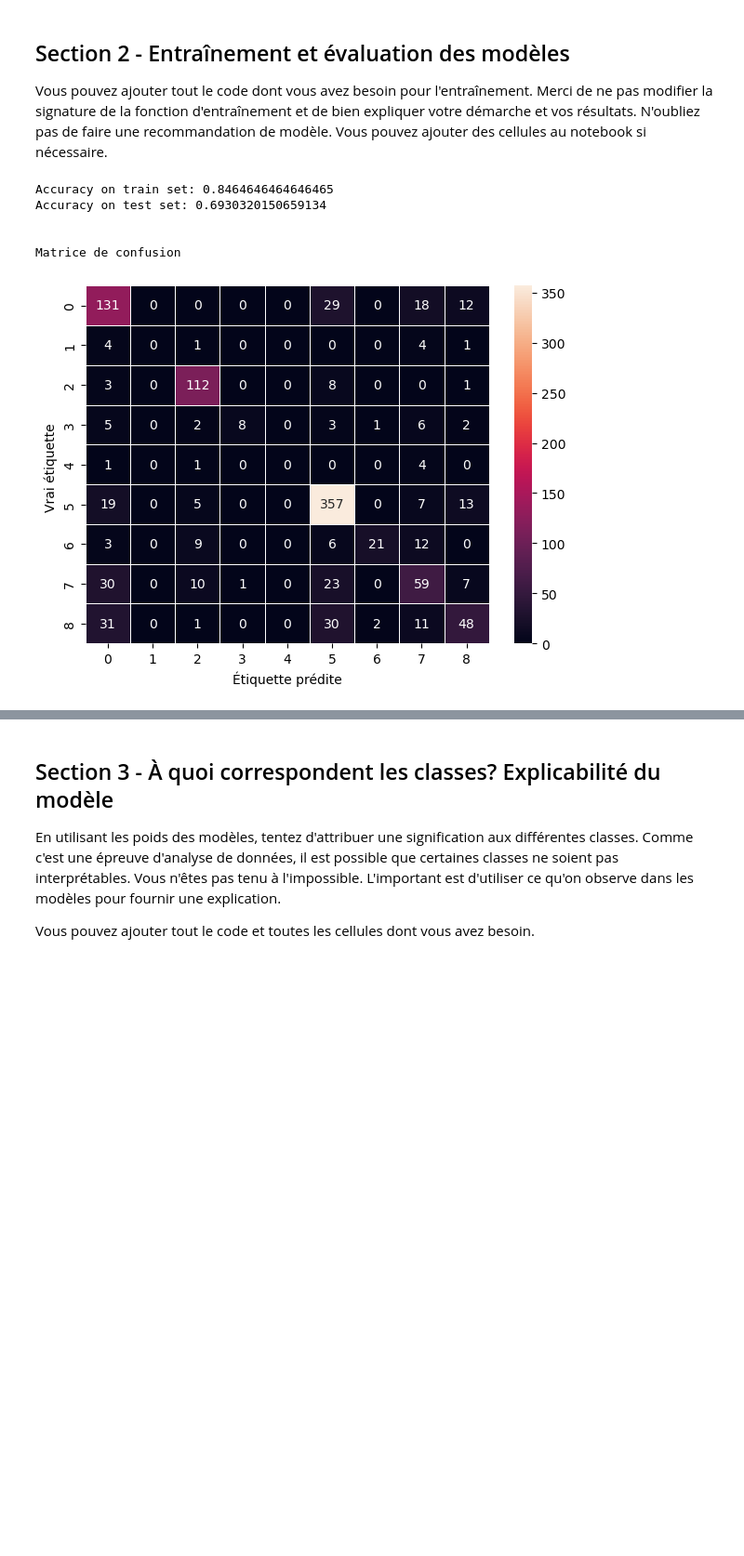
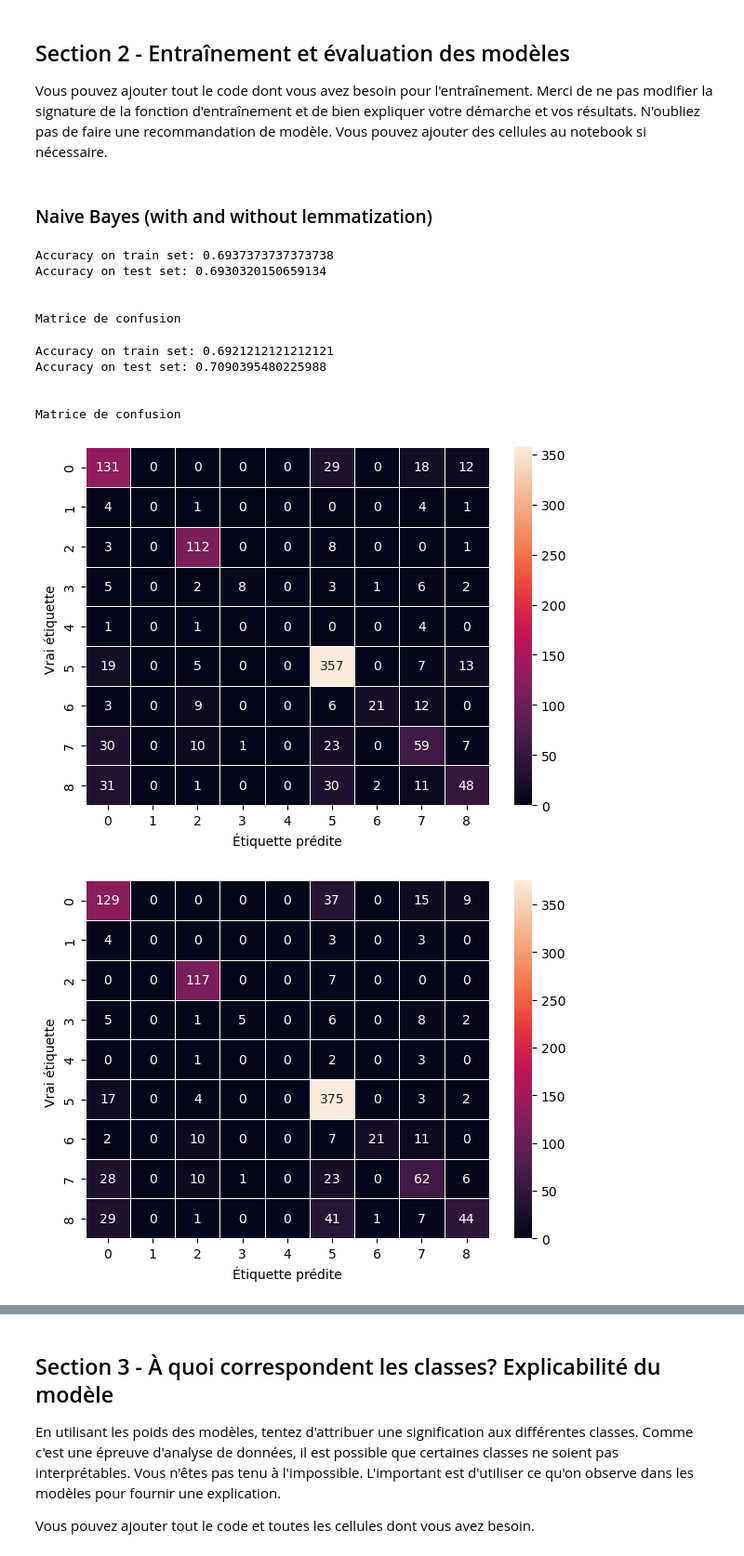
Before and after one commit to iyoussef1079/Travaux-pratiques-NLP, a Jupyter notebook: tp1_2023/tp1_2023/t3_classifier_incidents.ipynb, the cells around one changed output, grey strips where cells are left out. Shown at 93% size. Cells and saved outputs as stored; diff of their text form; code cells hidden in the pictures; blank space fills up the shorter version.

```diff
--- a/tp1_2023/tp1_2023/t3_classifier_incidents.ipynb
+++ b/tp1_2023/tp1_2023/t3_classifier_incidents.ipynb
@@ -83,9 +83,9 @@ def normalize_texts(texts, normalization):
 # Importer ici les librairies dont vous avez besoin
 from sklearn.feature_extraction.text import CountVectorizer
 from sklearn.linear_model import LogisticRegression
-from sklearn.metrics import confusion_matrix
+from sklearn.metrics import confusion_matrix, precision_score, recall_score
+from sklearn.model_selection import cross_val_score
 from sklearn.naive_bayes import MultinomialNB
-
 
 
 
@@ -112,12 +112,13 @@ def train_and_test_classifier(train_fn, test_fn, model='NB', normalization='word
     train_labels = [incident['label'] for incident in train_list]
 
     # Normalisation des mots des textes
-    if(normalization == 'lemma'):
+    if normalization == 'lemma':
         train_texts = normalize_texts(train_texts, normalization)
 
     # Créer un objet CountVectorizer
-    # et les bigrammes des textes
     vectorizer = CountVectorizer(lowercase=True)
+
+    # Préparation des données d'entraînement
     X_train = vectorizer.fit_transform(train_texts)
     y_train = train_labels
 
@@ -125,7 +126,7 @@ def train_and_test_classifier(train_fn, test_fn, model='NB', normalization='word
     if model == 'NB':
         classifier = MultinomialNB()
     elif model == 'LR':
-        classifier = LogisticRegression(max_iter=600)
+        classifier = LogisticRegression(max_iter=5000)
     else:
         print("Le modèle n'est pas reconnu")
         return None
@@ -143,12 +144,22 @@ def train_and_test_classifier(train_fn, test_fn, model='NB', normalization='word
 
     # Calcul de l'accuracy sur les données de test
     accuracy_test = classifier.score(X_test, test_labels)
-    accuracy_train = classifier.score(X_train, y_train)
+    accuracy_train = cross_val_score(classifier, X_train, train_labels, cv=5, scoring='accuracy').mean()
     confusion_matrix_result = confusion_matrix(test_labels, predicted_labels)
 
+    macro_recall = recall_score(test_labels, predicted_labels, average='macro')
+    macro_precision = precision_score(test_labels, predicted_labels, average='macro')
+    micro_rappel = recall_score(test_labels, predicted_labels, average='micro')
+    micro_precision = precision_score(test_labels, predicted_labels, average='micro')
 
     # Les résultats à retourner
     results = dict()
+    results['classifier'] = classifier
+    results['vectorizer'] = vectorizer
+    results['macro_recall'] = macro_recall
+    results['macro_precision'] = macro_precision
+    results['micro_rappel'] = micro_rappel
+    results['micro_precision'] = micro_precision
     results['accuracy_train'] = accuracy_train
     results['accuracy_test'] = accuracy_test
     results['confusion_matrix'] = confusion_matrix_result  # la matrice de confusion obtenue de Scikit-learn
@@ -185,15 +180,27 @@ def cross_validation(classifier, X, y):
+# %% [markdown]
+### Naive Bayes (with and without lemmatization)
 # %%
 classes = [i for i in range(9)]
-result = train_and_test_classifier(train_json_fn, test_json_fn, model='NB', normalization='lemma')
-#disp = ConfusionMatrixDisplay(confusion_matrix=result["confusion_matrix"], display_labels=classes).plot()
-#plt.show()
-print(f"Accuracy on train set: {result['accuracy_train']}")
-print(f"Accuracy on test set: {result['accuracy_test']}")
-display_confusion_matrix(result["confusion_matrix"], classes)
+
+result_nb_lemma = train_and_test_classifier(train_json_fn, test_json_fn, model='NB', normalization='lemma')
+print(f"Accuracy on train set: {result_nb_lemma['accuracy_train']}")
+print(f"Accuracy on test set: {result_nb_lemma['accuracy_test']}")
+display_confusion_matrix(result_nb_lemma["confusion_matrix"], classes)
+
+result_nb = train_and_test_classifier(train_json_fn, test_json_fn, model='NB', normalization='words')
+print(f"Accuracy on train set: {result_nb['accuracy_train']}")
+print(f"Accuracy on test set: {result_nb['accuracy_test']}")
+display_confusion_matrix(result_nb["confusion_matrix"], classes)
 # %% [output]
-Accuracy on train set: 0.8464646464646465
+Accuracy on train set: 0.6937373737373738
 Accuracy on test set: 0.6930320150659134
 
 
 Matrice de confusion
+Accuracy on train set: 0.6921212121212121
+Accuracy on test set: 0.7090395480225988
+
+
+Matrice de confusion
 [figure]
+[figure, added]
```
Also changed, not shown: parts of 18 cells of this notebook, 1 other file.
